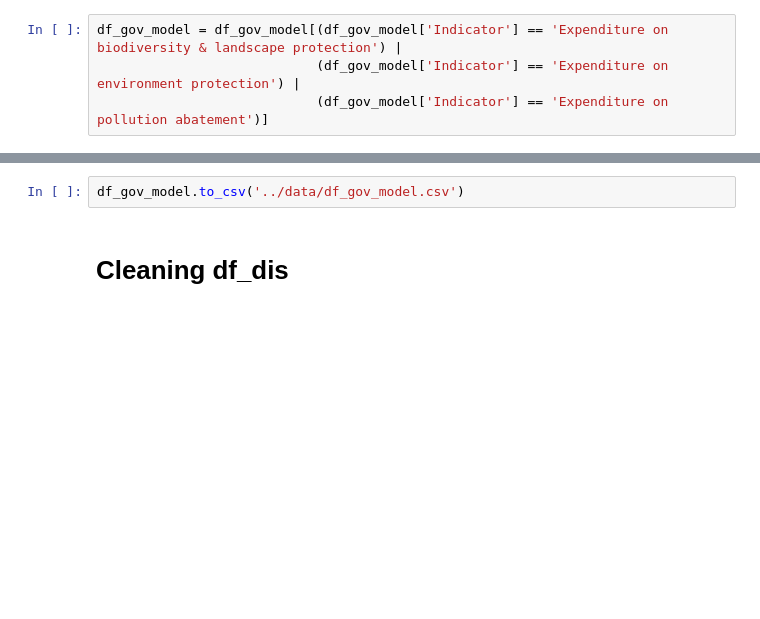
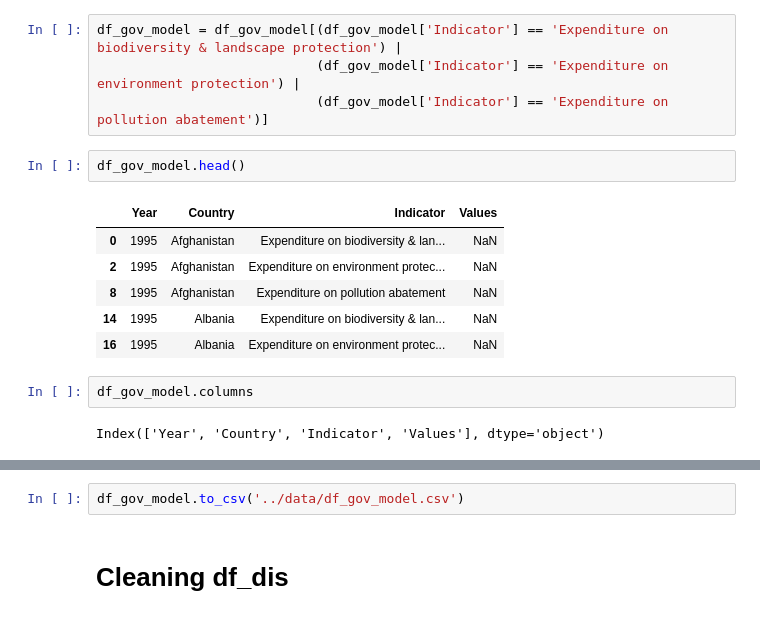
Before and after one commit to AlfonsoUrra/Climate-Change-Predictive-Model, a Jupyter notebook: src/Main.ipynb, the cells around one changed output, grey strips where cells are left out. Cells and saved outputs as stored; diff of their text form; blank space fills up the shorter version.

```diff
--- a/src/Main.ipynb
+++ b/src/Main.ipynb
@@ -588,3 +604,16 @@ df_gov_model['Indicator'].unique()
 df_gov_model = df_gov_model[(df_gov_model['Indicator'] == 'Expenditure on biodiversity & landscape protection') |
                             (df_gov_model['Indicator'] == 'Expenditure on environment protection') |
                             (df_gov_model['Indicator'] == 'Expenditure on pollution abatement')]
+# %%
+df_gov_model.head()
+# %% [output]
+|  | Year | Country | Indicator | Values |
+| 0 | 1995 | Afghanistan | Expenditure on biodiversity & lan... | NaN |
+| 2 | 1995 | Afghanistan | Expenditure on environment protec... | NaN |
+| 8 | 1995 | Afghanistan | Expenditure on pollution abatement | NaN |
+| 14 | 1995 | Albania | Expenditure on biodiversity & lan... | NaN |
+| 16 | 1995 | Albania | Expenditure on environment protec... | NaN |
+# %%
+df_gov_model.columns
+# %% [output]
+Index(['Year', 'Country', 'Indicator', 'Values'], dtype='object')
```
Also changed, not shown: parts of 52 cells of this notebook.
